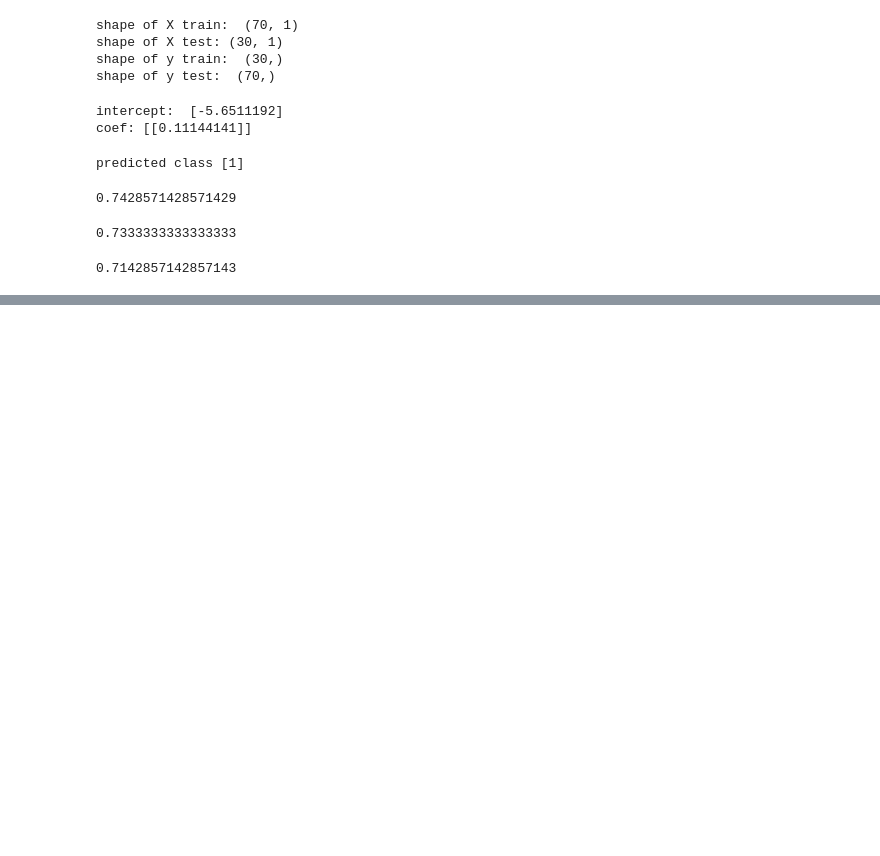
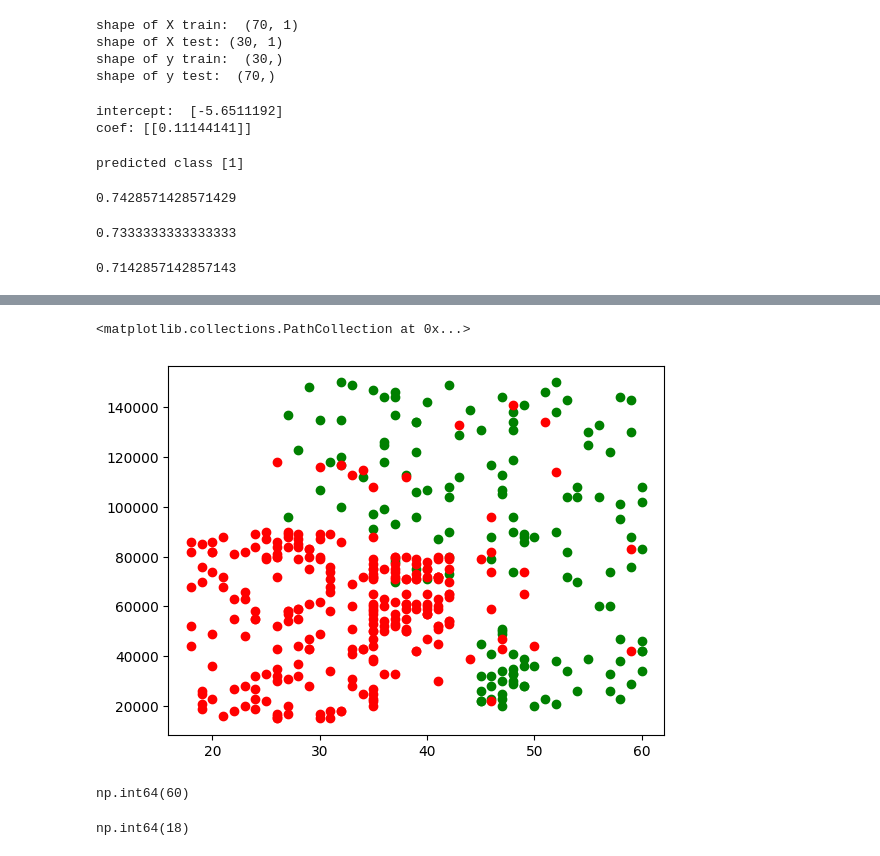
Before and after one commit to raghu24k/ML-Practical, a Jupyter notebook: practice.ipynb, the cells around one changed output, grey strips where cells are left out. Cells and saved outputs as stored; diff of their text form; code cells hidden in the pictures; blank space fills up the shorter version.

```diff
--- a/practice.ipynb
+++ b/practice.ipynb
@@ -219,0 +222,3 @@ print(f1)
+# %%
+mb = pd.read_csv('./dataset/mobile.csv')
+mb
@@ -219,0 +250,3 @@ print(f1)
+# %%
+purD = mb[['Age','EstimatedSalary','Purchased']][mb['Purchased']==1]
+purD
@@ -219,0 +267,3 @@ print(f1)
+# %%
+notpur = mb[['Age','EstimatedSalary','Purchased']][df['Purchased']==0]
+notpur
@@ -219,0 +284,14 @@ print(f1)
+# %%
+plt.scatter(purD['Age'],purD['EstimatedSalary'],c='green')
+plt.scatter(notpur['Age'],notpur['EstimatedSalary'],c='red')
+# %% [output]
+<matplotlib.collections.PathCollection at 0x...>
+[figure, added]
+# %%
+mb['Age'].max()
+# %% [output]
+np.int64(60)
+# %%
+mb['Age'].min()
+# %% [output]
+np.int64(18)
```
Also changed, not shown: parts of 14 cells of this notebook, 1 other file.
